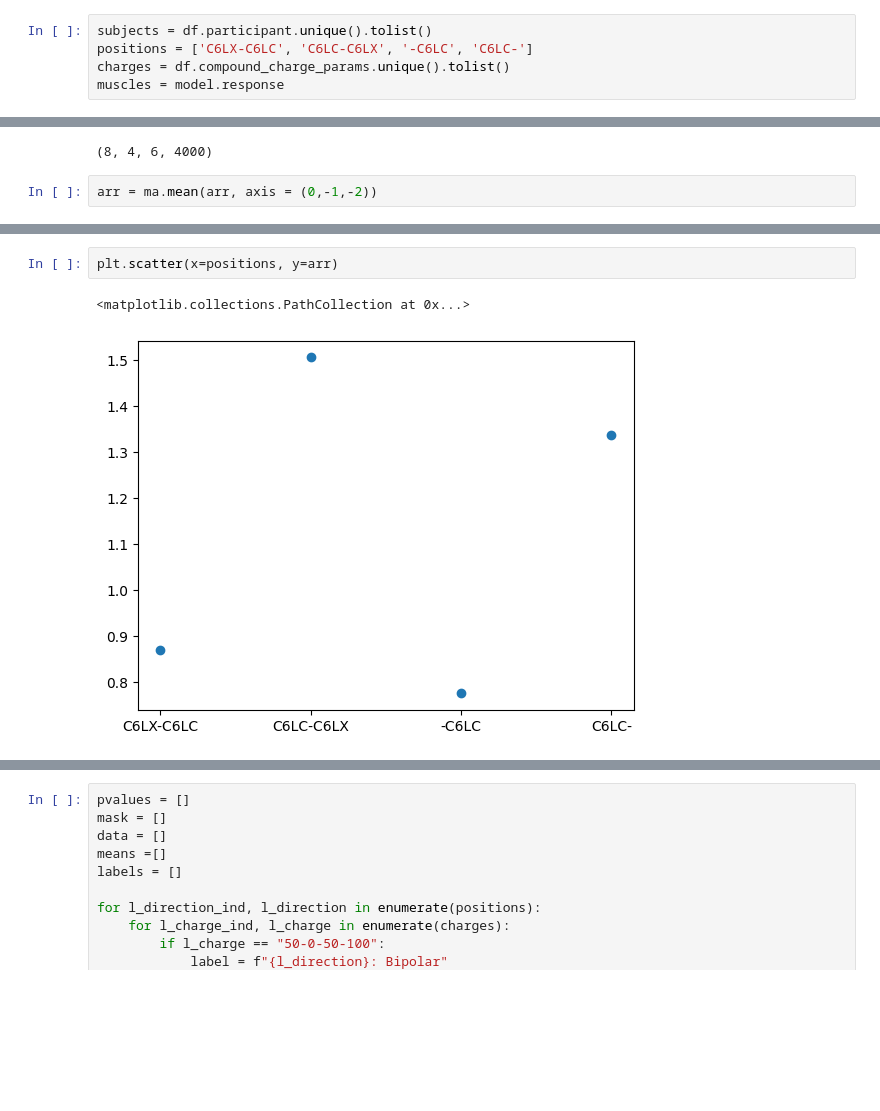
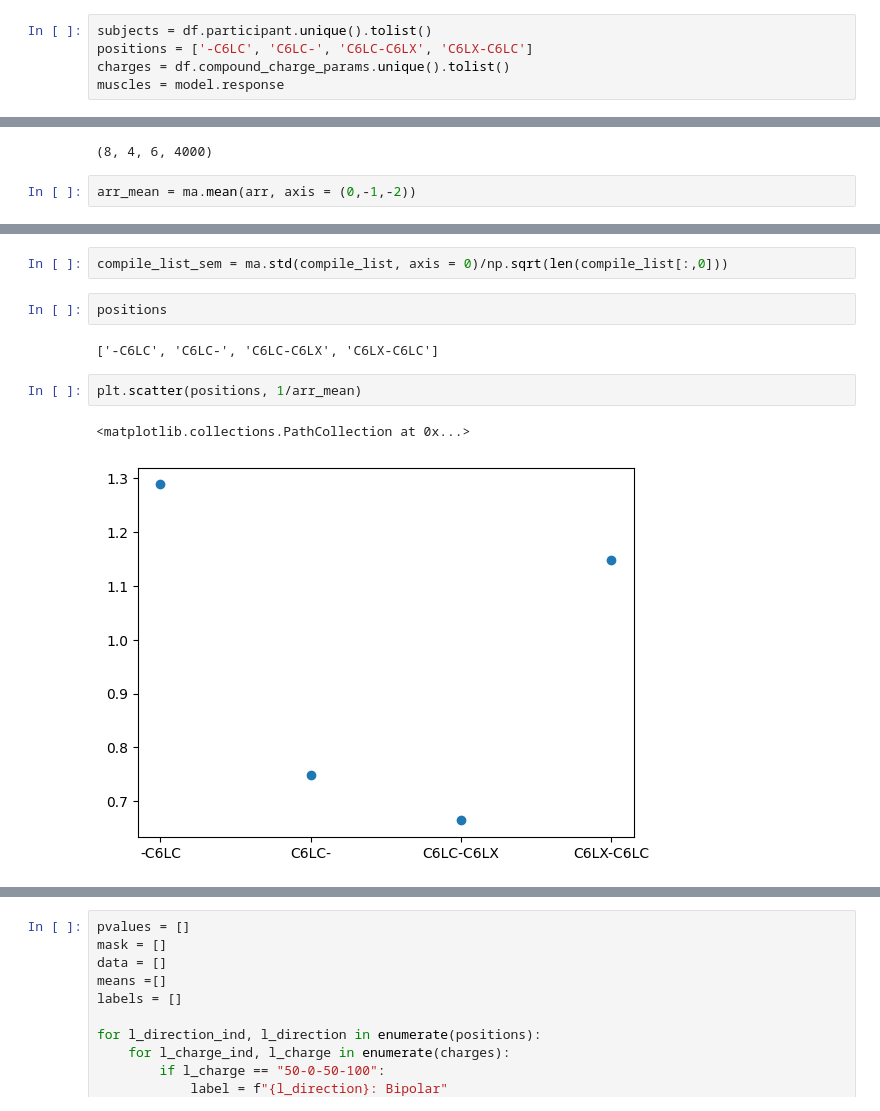
Before and after one commit to hbmep/rat-mapping, a Jupyter notebook: notebooks/L_SHIE/initial.ipynb, the cells around one changed output, grey strips where cells are left out. Cells and saved outputs as stored; diff of their text form; blank space fills up the shorter version.

```diff
--- a/notebooks/L_SHIE/initial.ipynb
+++ b/notebooks/L_SHIE/initial.ipynb
@@ -31,7 +31,7 @@ df['compound_position'].unique()
 array(['C6LX-C6LC', 'C6LC-', 'C6LC-C6LX', '-C6LC'], dtype=object)
 # %%
 subjects = df.participant.unique().tolist()
-positions = ['C6LX-C6LC', 'C6LC-C6LX', '-C6LC', 'C6LC-']
+positions = ['-C6LC', 'C6LC-', 'C6LC-C6LX', 'C6LX-C6LC']
 charges = df.compound_charge_params.unique().tolist()
 muscles = model.response
 # %%
@@ -82,4 +86,4 @@ arr.shape
 # %% [output]
 (8, 4, 6, 4000)
 # %%
-arr = ma.mean(arr, axis = (0,-1,-2))
+arr_mean = ma.mean(arr, axis = (0,-1,-2))
@@ -93,5 +115,11 @@ masked_array(data=[0.8711117639105566, 1.5052580187729347,
+# %%
+compile_list_sem = ma.std(compile_list, axis = 0)/np.sqrt(len(compile_list[:,0]))
+# %%
+positions
+# %% [output]
+['-C6LC', 'C6LC-', 'C6LC-C6LX', 'C6LX-C6LC']
 # %%
-plt.scatter(x=positions, y=arr)
+plt.scatter(positions, 1/arr_mean)
 # %% [output]
 <matplotlib.collections.PathCollection at 0x...>
-[figure, old version]
+[figure, new version]
```
Also changed, not shown: parts of 12 cells of this notebook, 8 other files.
